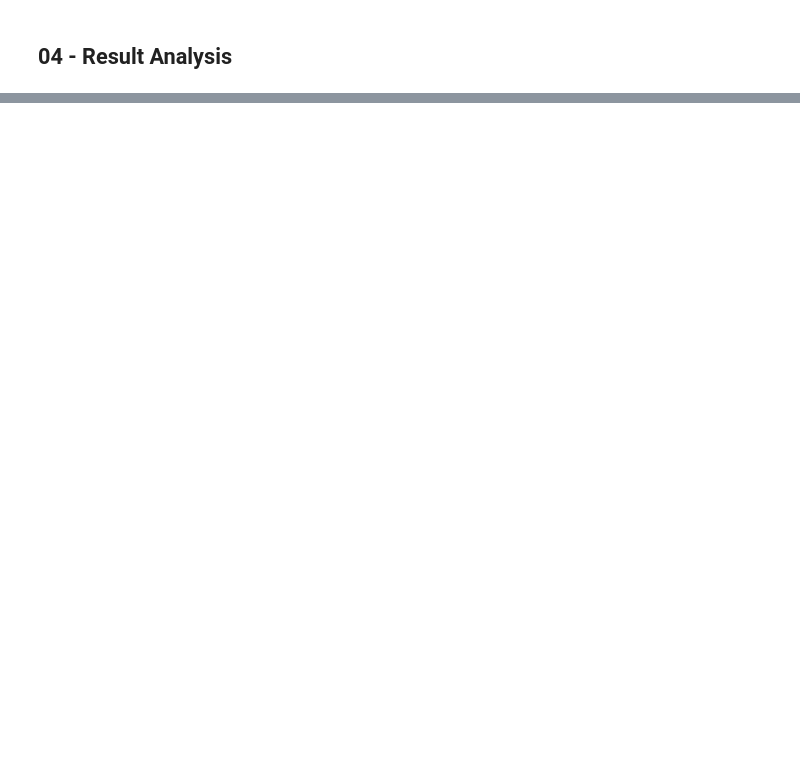
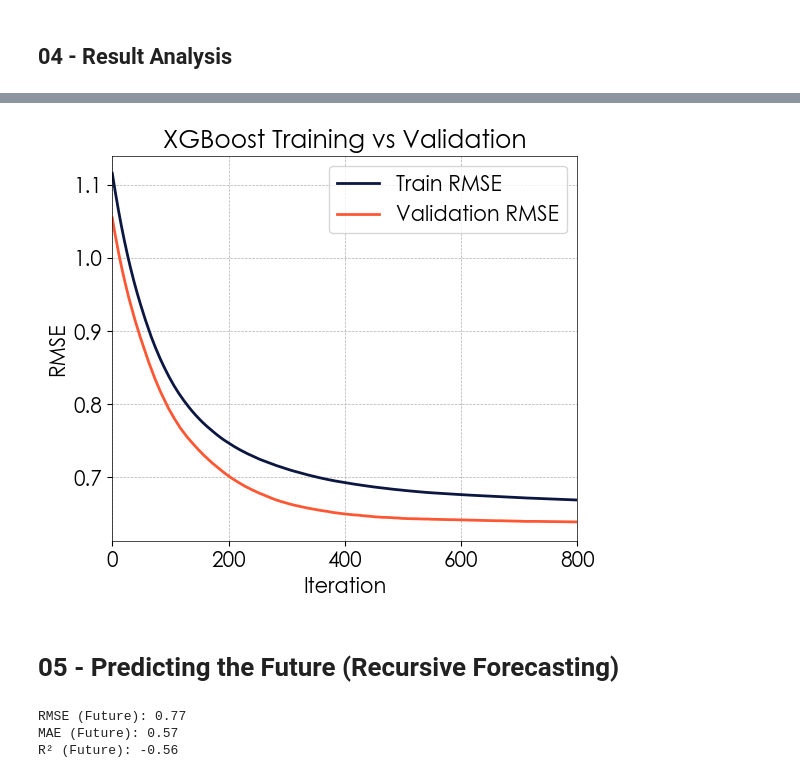
Before and after one commit to PauloCasmal/data-mining-study, a Jupyter notebook: Model-mining.ipynb, the cells around one changed output, grey strips where cells are left out. Drawn from its saved outputs; the diff is of its cells as text; code cells hidden in the pictures; blank space fills up the shorter version.

```diff
--- a/Model-mining.ipynb
+++ b/Model-mining.ipynb
@@ -405,0 +452,24 @@ plt.show()
+# %%
+train_rmse = results['validation_0']['rmse']
+val_rmse   = results['validation_1']['rmse']
+
+fig_error, ax = plt.subplots(figsize=(6, 5))
+
+ax.plot(train_rmse, label='Train RMSE', c='#0B1741')
+ax.plot(val_rmse, label='Validation RMSE', c='#FF5733')
+
+ax.set_xlabel('Iteration')
+ax.set_ylabel('RMSE')
+ax.set_title('XGBoost Training vs Validation')
+ax.legend()
+
+ax.grid(True)
+ax.set_xlim(0, 800)
+
+# fig_error.savefig(r'G:\Meu Drive\03 - Facens\03 - Data Science\02-TCC-POS\05-Figures\fm_sc_errors_02.svg', dpi=140, format='svg', transparent=True)
+
+plt.show()
+# %% [output]
+[figure, added]
+# %% [markdown]
+# 05 - Predicting the Future (Recursive Forecasting)
@@ -405,0 +504,12 @@ plt.show()
+# %%
+rmse = np.sqrt(mean_squared_error(y_true_future, y_pred_future))
+mae = mean_absolute_error(y_true_future, y_pred_future)
+r2 = r2_score(y_true_future, y_pred_future)
+
+print(f'RMSE (Future): {rmse:.2f}')
+print(f'MAE (Future): {mae:.2f}')
+print(f'R² (Future): {r2:.2f}')
+# %% [output]
+RMSE (Future): 0.77
+MAE (Future): 0.57
+R² (Future): -0.56
```
Also changed, not shown: parts of 23 cells of this notebook.
